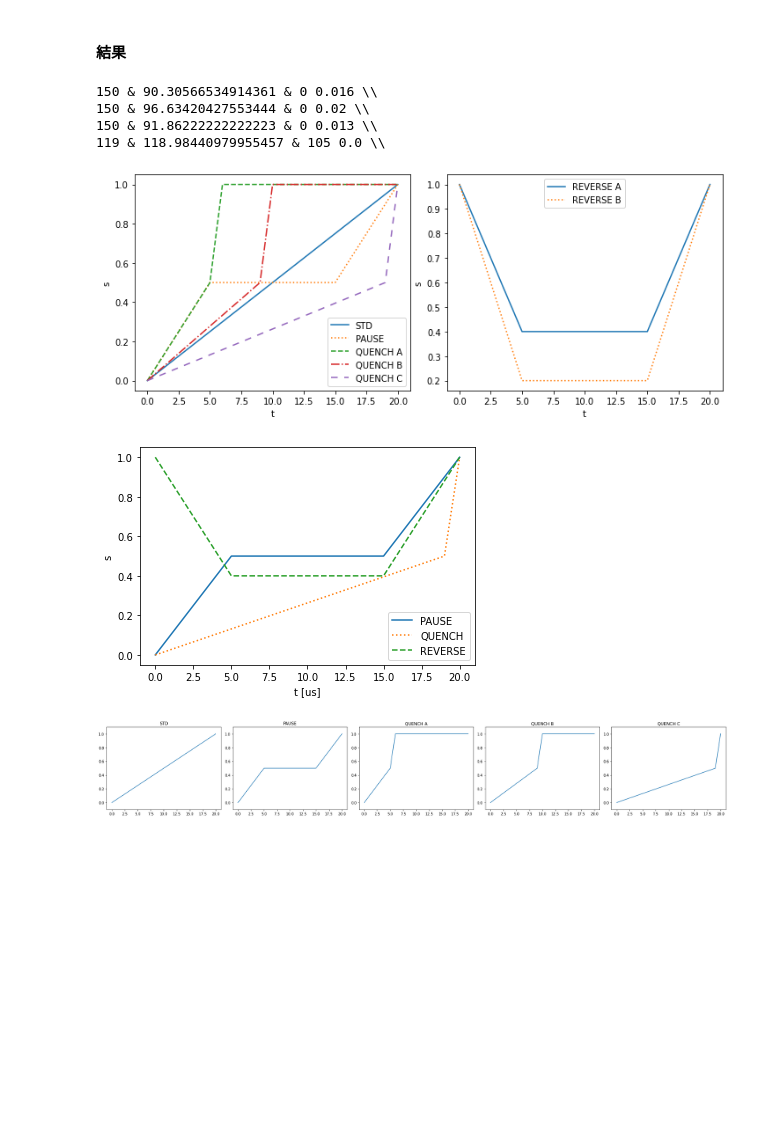
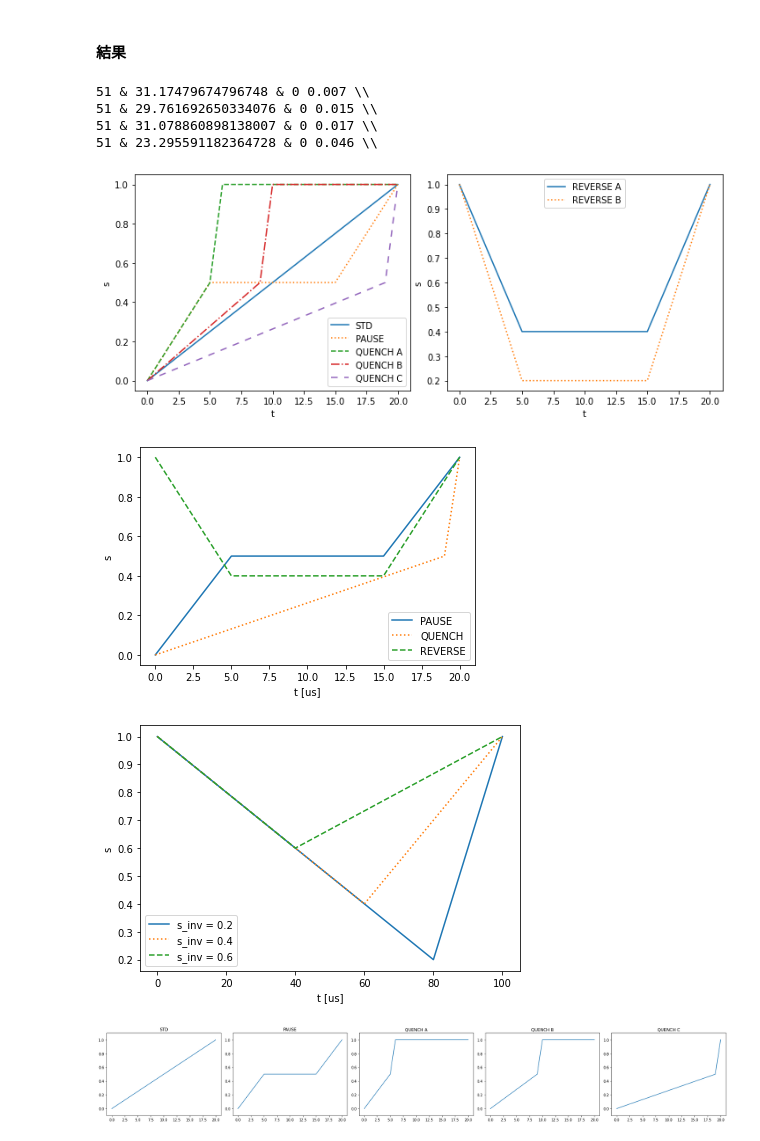
Before and after one commit to Romira915/combinatorial_optimization_solver, a Jupyter notebook: py_src/d-wave.ipynb, the cells around one changed output. Cells and saved outputs as stored; diff of their text form; code cells hidden in the pictures; blank space fills up the shorter version.

```diff
--- a/py_src/d-wave.ipynb
+++ b/py_src/d-wave.ipynb
@@ -29,7 +29,7 @@ endpoint = "https://cloud.dwavesys.com/sapi/"
 solver = "QA"
 num_reads = 1000
 # %%
-dataset = load_knapsack("../dataset/knapsack/knap_custom.csv")[2]
+dataset = load_knapsack("../dataset/knapsack/knap_custom.csv")[4]
 W = dataset.capacity
 N = dataset.n
 cost_list = dataset.cost_list
@@ -379,10 +385,10 @@ for info in reverse_worst_samples_info:
     print(info["best_value"]["cost"], "&",
           info["average_cost"], "&", info["worst_value"]["cost"], info["success_rate"], "\\\\")
 # %% [output]
-150 & 90.30566534914361 & 0 0.016 \\
-150 & 96.63420427553444 & 0 0.02 \\
-150 & 91.86222222222223 & 0 0.013 \\
-119 & 118.98440979955457 & 105 0.0 \\
+51 & 31.17479674796748 & 0 0.007 \\
+51 & 29.761692650334076 & 0 0.015 \\
+51 & 31.078860898138007 & 0 0.017 \\
+51 & 23.295591182364728 & 0 0.046 \\
 # %%
 t = [(0, 20), (0, 5, 15, 20), (0, 5, 6, 20), (0, 9, 10, 20), (0, 19, 20)]
 s = [(0, 1), (0, 0.5, 0.5, 1), (0, 0.5, 1, 1), (0, 0.5, 1, 1), (0, 0.5, 1)]
@@ -398,33 +404,52 @@ linestyle = ["solid", "dotted", "dashed",
 fig, ax = plt.subplots(1, 2)
 fig.set_figwidth(10)
 fig.tight_layout()
 
 for i in range(2):
     for j in range(len(t_set[i])):
         ax[i].plot(t_set[i][j], s_set[i][j], label=label[i]
                    [j], linestyle=linestyle[j])
 
         ax[i].set_xlabel("t")
         ax[i].set_ylabel("s")
         ax[i].legend(loc=0)
 plt.savefig("fixed-anneal_schedule.jpg")
 
 
 t = [ (0, 5, 15, 20), (0, 19, 20), (0, 5, 15, 20)]
 s = [ (0, 0.5, 0.5, 1),  (0, 0.5, 1), (1.0, 0.4, 0.4, 1.0)]
 label = ["PAUSE", "QUENCH", "REVERSE"]
 fig, ax = plt.subplots()
 
 for i in range(len(t)):
     ax.plot(t[i], s[i], label=label[i], linestyle=linestyle[i])
     ax.set_xlabel("t [us]")
     ax.set_ylabel("s")
     ax.legend(loc=0)
 
 plt.savefig("fixed-example_schedules.jpg")
+
+fig, ax = plt.subplots()
+label = ["s_inv = 0.2", "s_inv = 0.4", "s_inv = 0.6"]
+fig.set_figwidth(6)
+fig.tight_layout()
+for i, schedule in enumerate(reverse_schedules):
+    t = []
+    s = []
+    for tmp_t, tmp_s in schedule:
+        t.append(tmp_t)
+        s.append(tmp_s)
+
+    ax.plot(t, s, label=label[i], linestyle=linestyle[i])
+    ax.set_xlabel("t [us]")
+    ax.set_ylabel("s")
+    ax.legend(loc=0)
+
+plt.savefig("reverse_schedules.jpg")
 # %% [output]
 [figure]
 [figure]
+[figure, added]
 # %%
 t = [(0, 20), (0, 5, 15, 20), (0, 5, 6, 20), (0, 9, 10, 20), (0, 19, 20)]
 s = [(0, 1), (0, 0.5, 0.5, 1), (0, 0.5, 1, 1), (0, 0.5, 1, 1), (0, 0.5, 1)]
```
Also changed, not shown: parts of 5 cells of this notebook.
